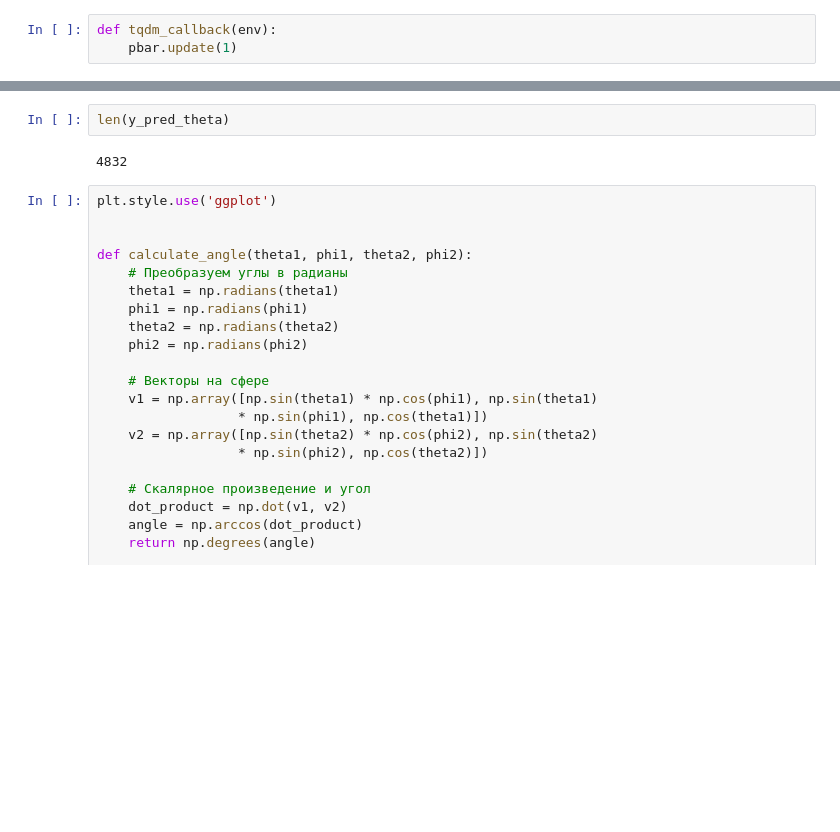
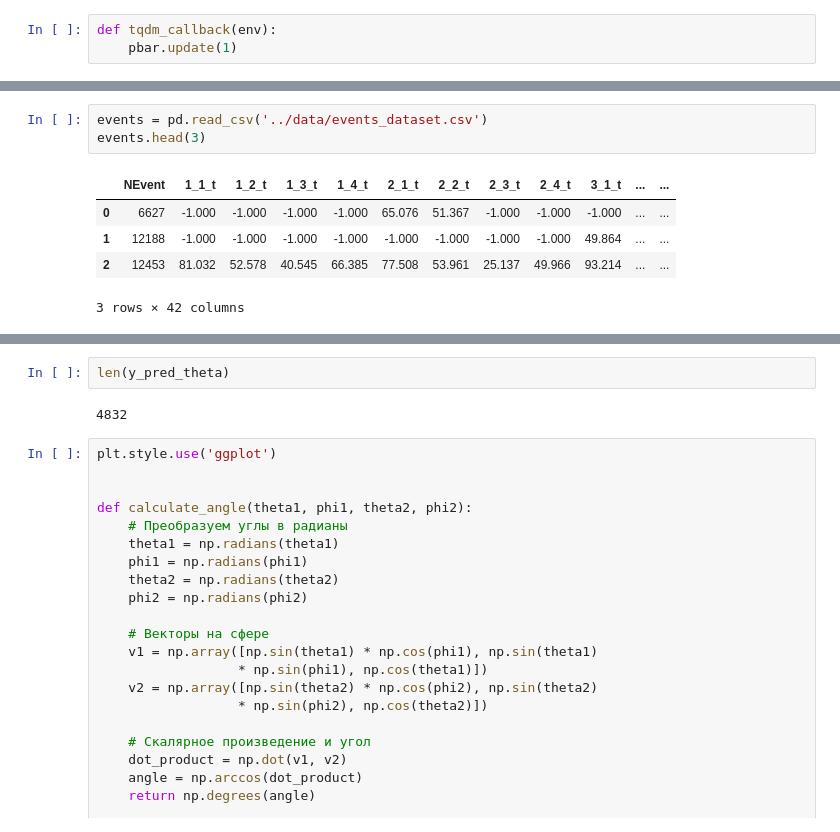
Before and after one commit to matalhim/EAS, a Jupyter notebook: direction/lgb.ipynb, the cells around one changed output, grey strips where cells are left out. Saved outputs shown, nothing was run; the diff lists cells and outputs as text; blank space fills up the shorter version.

```diff
--- a/direction/lgb.ipynb
+++ b/direction/lgb.ipynb
@@ -172,0 +166,9 @@ plt.show()
+# %%
+events = pd.read_csv('../data/events_dataset.csv')
+events.head(3)
+# %% [output]
+|  | NEvent | 1_1_t | 1_2_t | 1_3_t | 1_4_t | 2_1_t | 2_2_t | 2_3_t | 2_4_t | 3_1_t | ... | ... |
+| 0 | 6627 | -1.000 | -1.000 | -1.000 | -1.000 | 65.076 | 51.367 | -1.000 | -1.000 | -1.000 | ... | ... |
+| 1 | 12188 | -1.000 | -1.000 | -1.000 | -1.000 | -1.000 | -1.000 | -1.000 | -1.000 | 49.864 | ... | ... |
+| 2 | 12453 | 81.032 | 52.578 | 40.545 | 66.385 | 77.508 | 53.961 | 25.137 | 49.966 | 93.214 | ... | ... |
+3 rows × 42 columns
```
Also changed, not shown: parts of 13 cells of this notebook, 3 other files.
